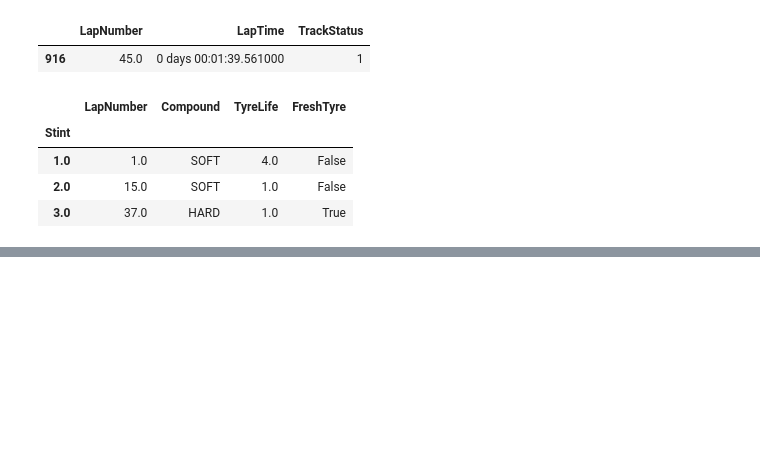
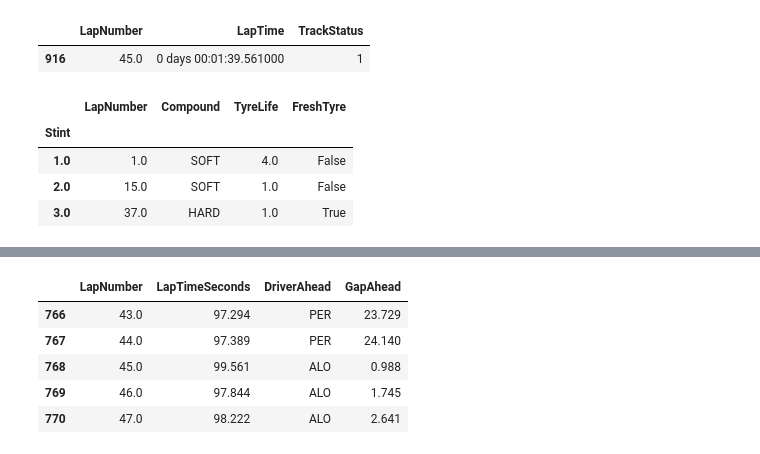
Before and after one commit to janjanisz/boxbox, a Jupyter notebook: 05_cleaning.ipynb, the cells around one changed output, grey strips where cells are left out. Saved outputs shown, nothing was run; the diff lists cells and outputs as text; code cells hidden in the pictures; blank space fills up the shorter version.

```diff
--- a/05_cleaning.ipynb
+++ b/05_cleaning.ipynb
@@ -231,0 +327,10 @@ laps[laps['Driver'] == 'VER'].groupby('Stint')[['LapNumber', 'Compound', 'TyreLi
+# %%
+green_gaps[(green_gaps['Driver'] == 'SAI') &
+           (green_gaps['LapNumber'].between(43, 47))][['LapNumber', 'LapTimeSeconds', 'DriverAhead', 'GapAhead']]
+# %% [output]
+|  | LapNumber | LapTimeSeconds | DriverAhead | GapAhead |
+| 766 | 43.0 | 97.294 | PER | 23.729 |
+| 767 | 44.0 | 97.389 | PER | 24.140 |
+| 768 | 45.0 | 99.561 | ALO | 0.988 |
+| 769 | 46.0 | 97.844 | ALO | 1.745 |
+| 770 | 47.0 | 98.222 | ALO | 2.641 |
```
Also changed, not shown: parts of 12 cells of this notebook.
